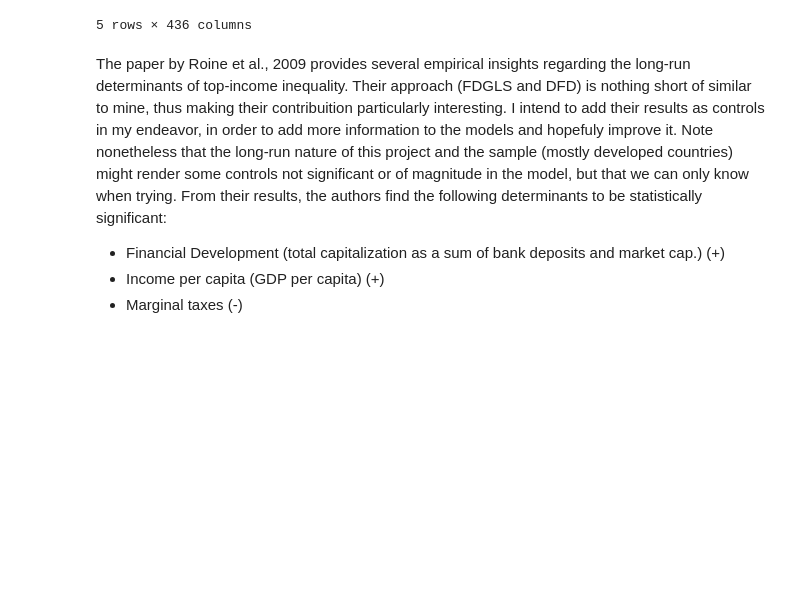
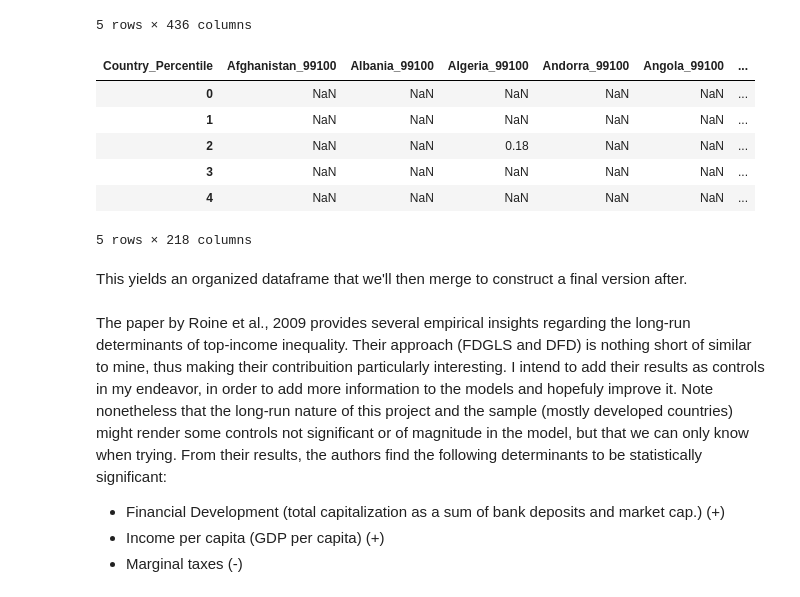
Before and after one commit to LucasDubss/Master-Dubois-Lucas, a Jupyter notebook: MasterCODE.ipynb, the cells around one changed output. Saved outputs shown, nothing was run; the diff lists cells and outputs as text; code cells hidden in the pictures; blank space fills up the shorter version.

```diff
--- a/MasterCODE.ipynb
+++ b/MasterCODE.ipynb
@@ -23,21 +25,20 @@ path = '/Users/lucasdubois/Desktop/MASTERDATA/'
 # %%
+df1 = pd.read_csv(path + 'WID_income_inequality4.csv', sep=';', skiprows=1, engine='python')
 
-df = pd.read_csv(path + 'WID_income_inequality4.csv', sep=';', skiprows=1, engine='python')
-
-df.columns = df.columns.str.strip()
+df1.columns = df1.columns.str.strip()
 
 prefixes = ("sptinc_z_", "shweal_z_")
 
 code_country_map = {}
-for col in df.columns:
+for col in df1.columns:
     if isinstance(col, str) and col.startswith(prefixes):
         parts = col.split("\n")
         country = parts[-1].strip()
         code_country_map[col] = country
 
-df = df.rename(columns=code_country_map)
+df1 = df1.rename(columns=code_country_map)
 
-df = df[df['Percentile'] == 'p99p100']
+df1 = df1[df1['Percentile'] == 'p99p100']
 
 df.head()
 # %% [output]
@@ -48,3 +49,23 @@ df.head()
 | 3 | p99p100 | 1810 | NaN | NaN | NaN | NaN | NaN | NaN | NaN | ... |
 | 4 | p99p100 | 1811 | NaN | NaN | NaN | NaN | NaN | NaN | NaN | ... |
 5 rows × 436 columns
+# %%
+df1.columns = df1.columns.str.strip()
+
+df1_l = df1.melt(id_vars=['Percentile', 'Year'], var_name='Country', value_name='Value')
+
+df1_l['Country_Percentile'] = df1_l['Country'] + '_' + df1_l['Percentile'].str.replace('p', '')
+
+df1_l = df1_l.pivot_table(index='Year', columns='Country_Percentile', values='Value', aggfunc='mean').reset_index()
+
+df1 = df1_l.sort_index(axis=1)
+
+df1.head()
+# %% [output]
+| Country_Percentile | Afghanistan_99100 | Albania_99100 | Algeria_99100 | Andorra_99100 | Angola_99100 | ... |
+| 0 | NaN | NaN | NaN | NaN | NaN | ... |
+| 1 | NaN | NaN | NaN | NaN | NaN | ... |
+| 2 | NaN | NaN | 0.18 | NaN | NaN | ... |
+| 3 | NaN | NaN | NaN | NaN | NaN | ... |
+| 4 | NaN | NaN | NaN | NaN | NaN | ... |
+5 rows × 218 columns
@@ -50,0 +80,2 @@ df.head()
+# %% [markdown]
+This yields an organized dataframe that we'll then merge to construct a final version after.
```
Also changed, not shown: parts of 8 cells of this notebook.
